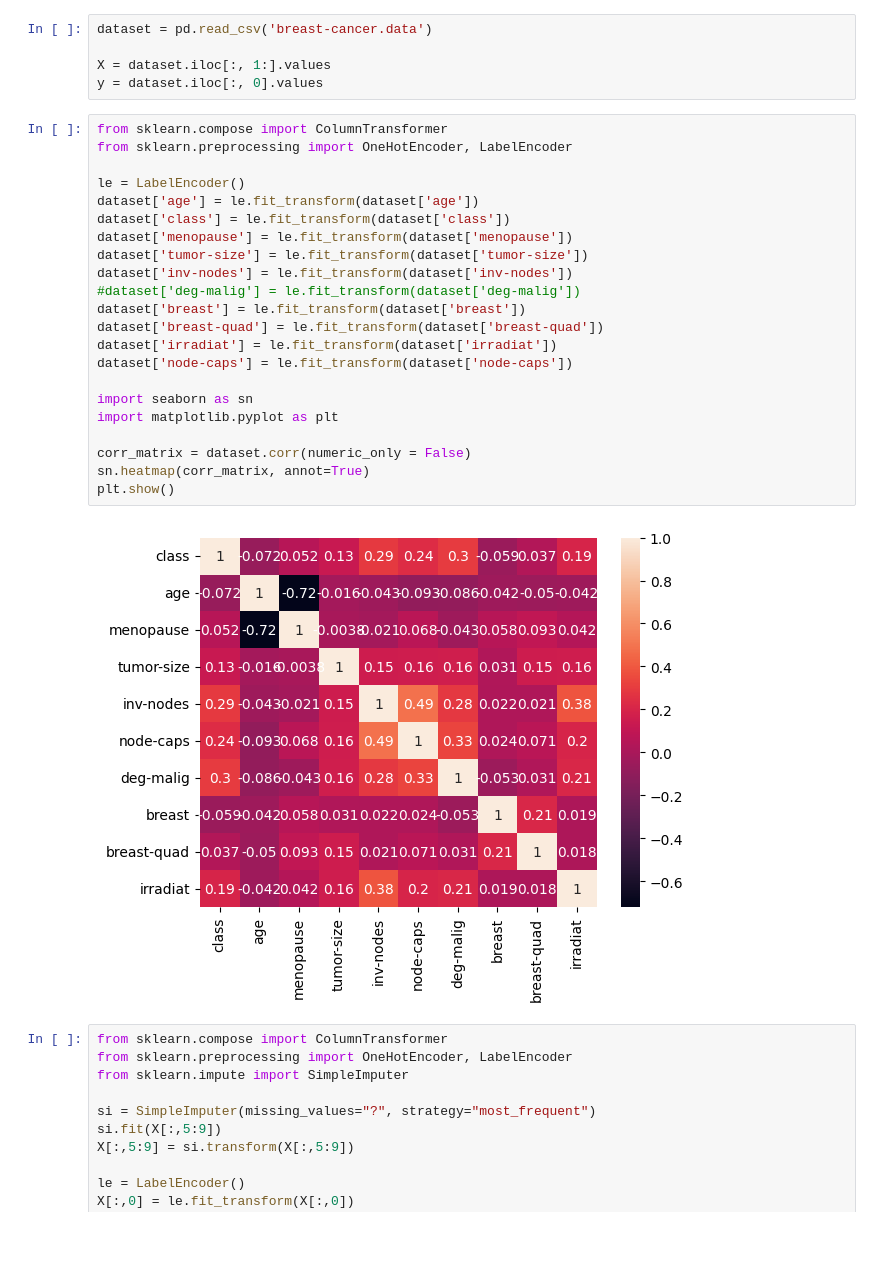
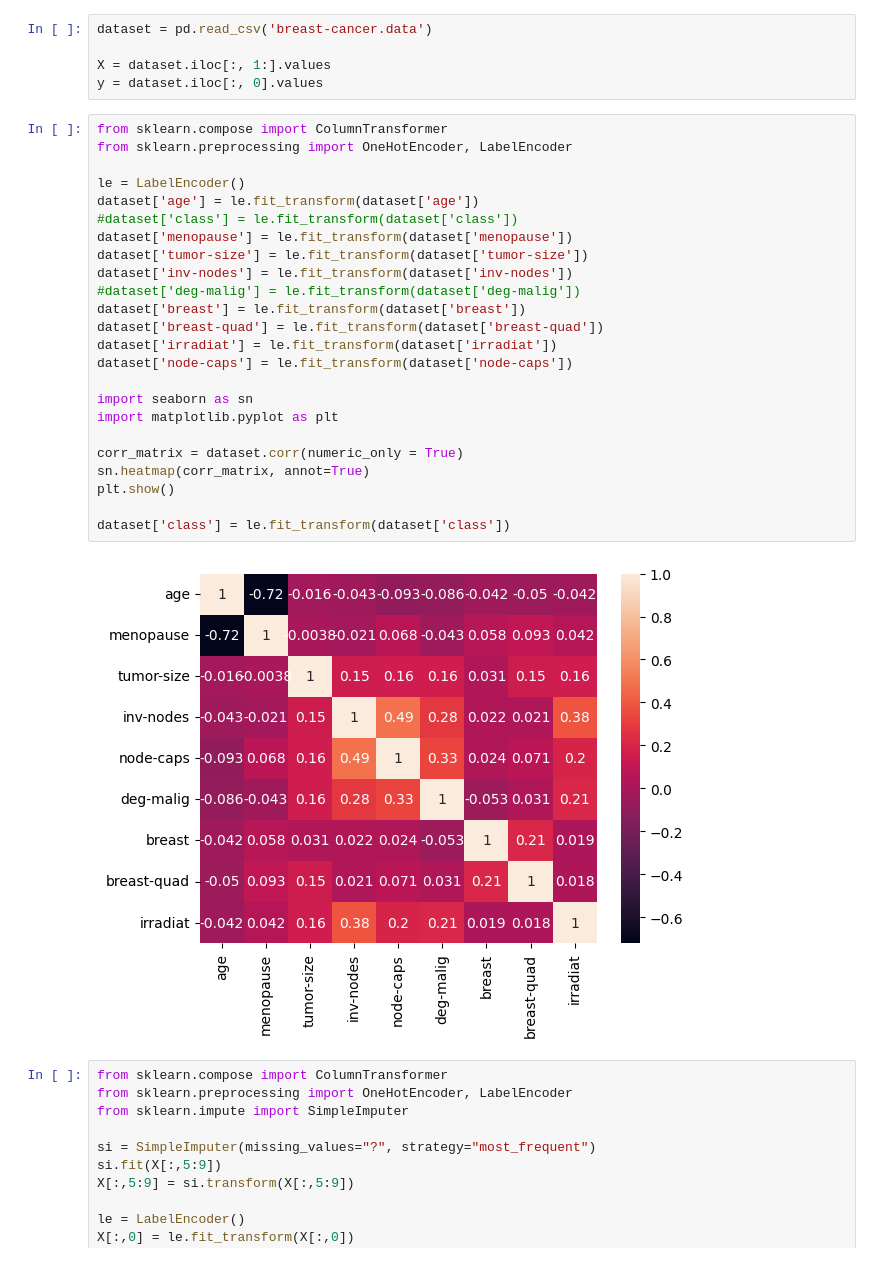
Before and after one commit to AnthonySanchez150/CECS456-Project, a Jupyter notebook: breast_cancer.ipynb, the cells around one changed output. Saved outputs shown, nothing was run; the diff lists cells and outputs as text.

Commit message:
removed class from corr table

```diff
--- a/breast_cancer.ipynb
+++ b/breast_cancer.ipynb
@@ -45,27 +45,29 @@ y = dataset.iloc[:, 0].values
 # %%
 from sklearn.compose import ColumnTransformer
 from sklearn.preprocessing import OneHotEncoder, LabelEncoder
 
 le = LabelEncoder()
 dataset['age'] = le.fit_transform(dataset['age'])
-dataset['class'] = le.fit_transform(dataset['class'])
+#dataset['class'] = le.fit_transform(dataset['class'])
 dataset['menopause'] = le.fit_transform(dataset['menopause'])
 dataset['tumor-size'] = le.fit_transform(dataset['tumor-size'])
 dataset['inv-nodes'] = le.fit_transform(dataset['inv-nodes'])
 #dataset['deg-malig'] = le.fit_transform(dataset['deg-malig'])
 dataset['breast'] = le.fit_transform(dataset['breast'])
 dataset['breast-quad'] = le.fit_transform(dataset['breast-quad'])
 dataset['irradiat'] = le.fit_transform(dataset['irradiat'])
 dataset['node-caps'] = le.fit_transform(dataset['node-caps'])
 
 import seaborn as sn
 import matplotlib.pyplot as plt
 
-corr_matrix = dataset.corr(numeric_only = False)
+corr_matrix = dataset.corr(numeric_only = True)
 sn.heatmap(corr_matrix, annot=True)
 plt.show()
+
+dataset['class'] = le.fit_transform(dataset['class'])
 # %% [output]
-[figure, old version]
+[figure, new version]
 # %%
 from sklearn.compose import ColumnTransformer
 from sklearn.preprocessing import OneHotEncoder, LabelEncoder
```
Also changed, not shown: parts of 1 cell of this notebook.
